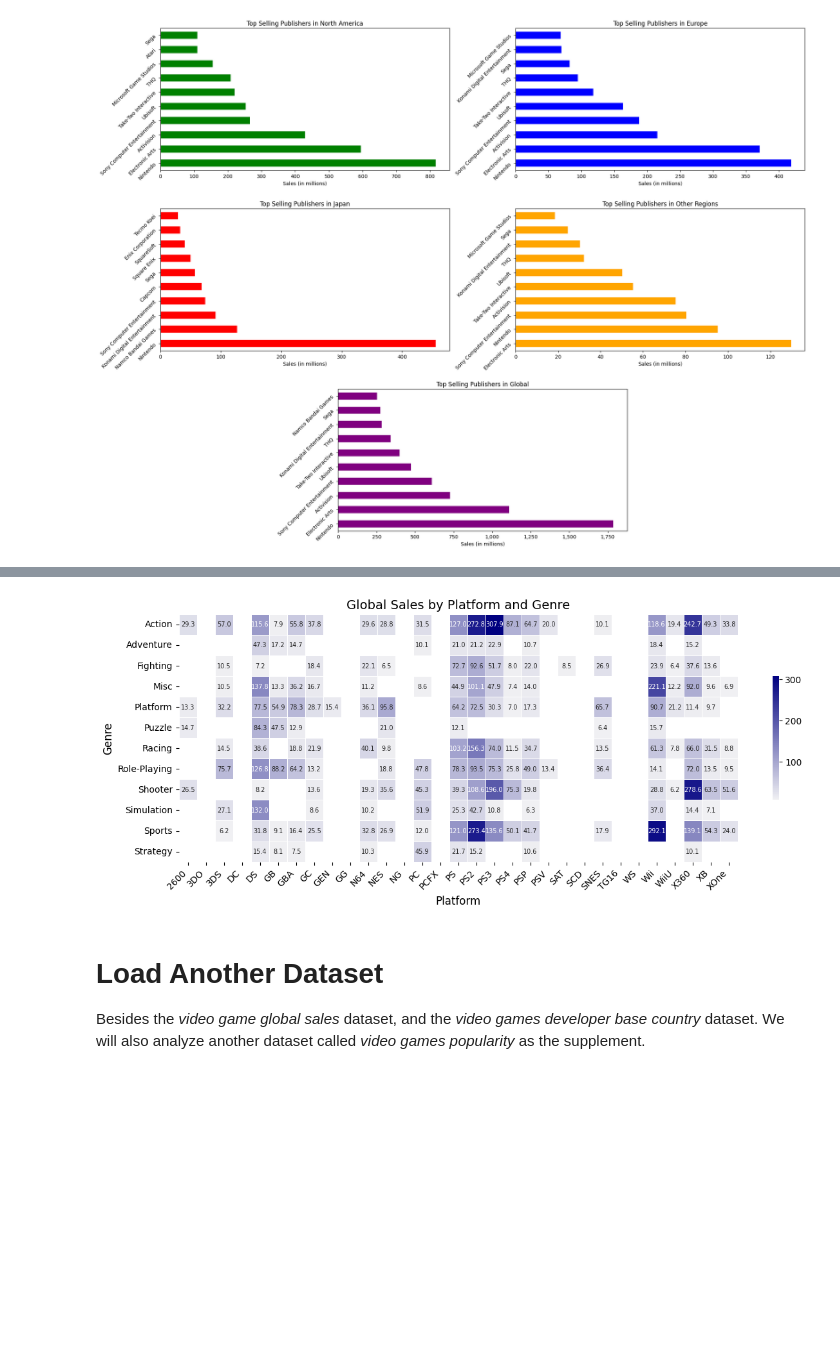
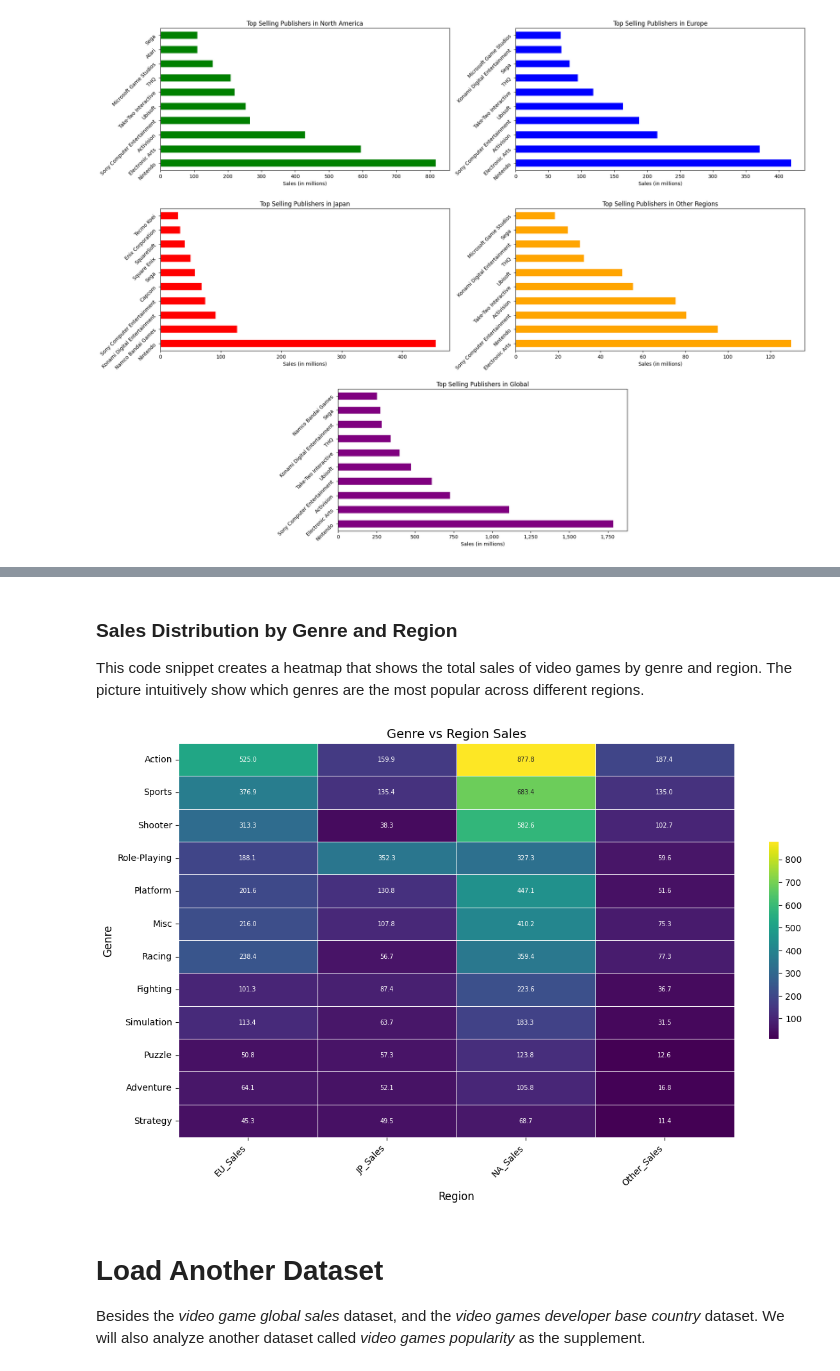
Before and after one commit to com-480-data-visualization/project-2024-Moonwalker, a Jupyter notebook: data/eda.ipynb, the cells around one changed output, grey strips where cells are left out. Cells and saved outputs as stored; diff of their text form; code cells hidden in the pictures; blank space fills up the shorter version.

Commit message:
do sales distribution analysis

```diff
--- a/data/eda.ipynb
+++ b/data/eda.ipynb
@@ -159,26 +197,31 @@ This code snippet creates a heatmap that shows the total global sales of video g
+# %% [markdown]
+### Sales Distribution by Genre and Region
+This code snippet creates a heatmap that shows the total sales of video games by genre and region. The picture intuitively show which genres are the most popular across different regions.
 # %%
 # Create the pivot table
-pivot = df.pivot_table(index='Genre', columns='Platform', values='Global_Sales', aggfunc='sum')
+pivot = df.pivot_table(index='Genre', values=['NA_Sales', 'EU_Sales', 'JP_Sales', 'Other_Sales'], aggfunc='sum')
 
-# Set threshold for masking
-threshold = pivot.max().quantile(0.25)
+# Calculate the total sales for each genre
+pivot['Total_Sales'] = pivot.sum(axis=1)
 
-mask = pivot.apply(lambda x: x < threshold, axis=1)
+# Sort the genres by total sales in descending order
+pivot_sorted = pivot.sort_values('Total_Sales', ascending=False).drop('Total_Sales', axis=1)
 
-plt.figure(figsize=(14, 5))
-cmap = sns.light_palette("navy", as_cmap=True)
-sns.heatmap(pivot, mask=mask, cmap=cmap, linewidths=.5, annot=True, fmt=".1f", cbar_kws={'shrink': .5},
+# Create the heatmap
+plt.figure(figsize=(14, 8))
+cmap = sns.color_palette("viridis", as_cmap=True)
+sns.heatmap(pivot_sorted, cmap=cmap, linewidths=.5, annot=True, fmt=".1f", cbar_kws={'shrink': .5},
             annot_kws={"size": 7})
 
 plt.xticks(rotation=45, ha='right', size=10)
 plt.yticks(size=10)
-plt.title('Global Sales by Platform and Genre', size=14)
-plt.xlabel('Platform', size=12)
+plt.title('Genre vs Region Sales', size=14)
+plt.xlabel('Region', size=12)
 plt.ylabel('Genre', size=12)
 
 plt.show()
 # %% [output]
-[figure, old version]
+[figure, new version]
 # %% [markdown]
 # Load Another Dataset
 Besides the *video game global sales* dataset, and the *video games developer base country* dataset. We will also analyze another dataset called *video games popularity* as the supplement.
```
Also changed, not shown: parts of 9 cells of this notebook.
